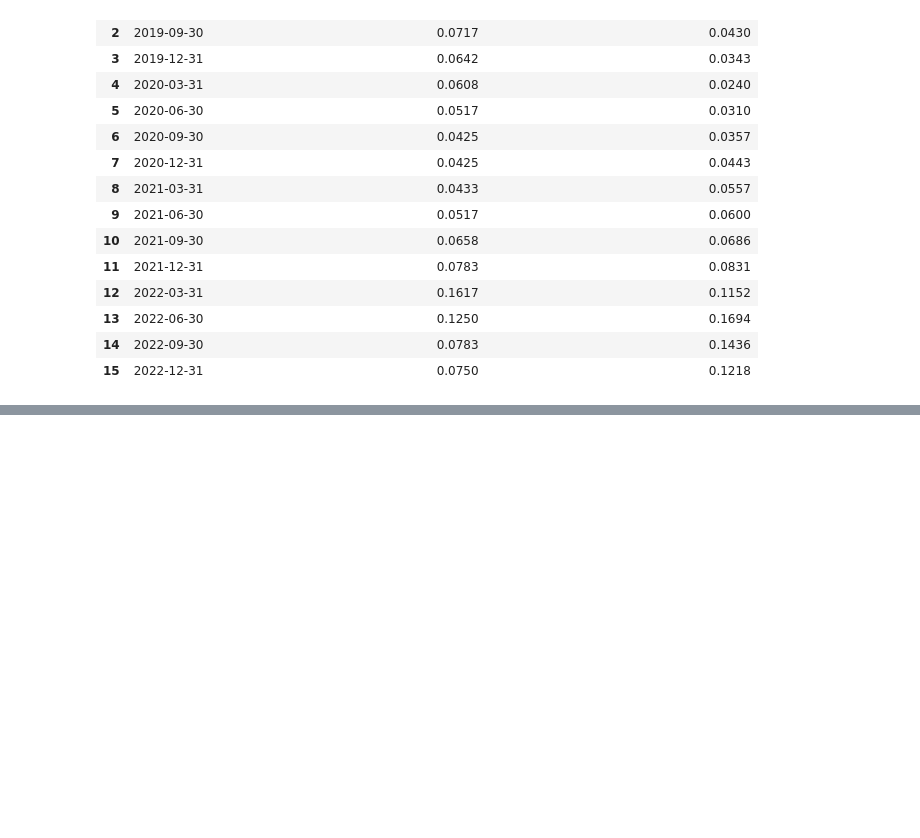
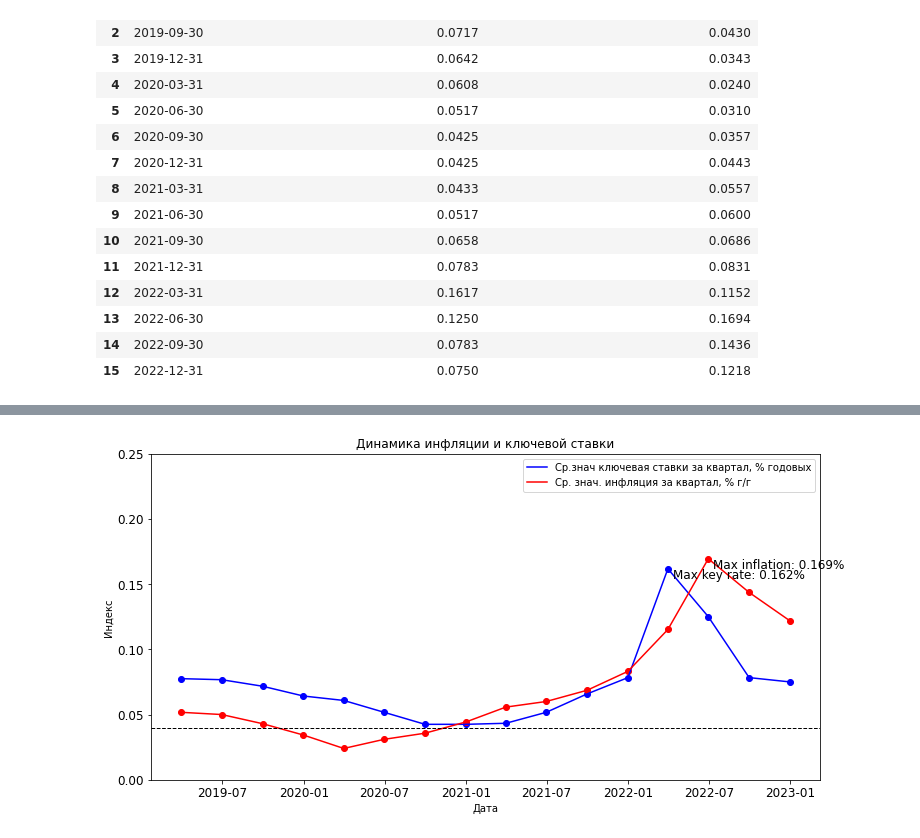
Before and after one commit to torosyantig/microfinance_market, a Jupyter notebook: model.ipynb, the cells around one changed output, grey strips where cells are left out. Cells and saved outputs as stored; diff of their text form; code cells hidden in the pictures; blank space fills up the shorter version.

```diff
--- a/model.ipynb
+++ b/model.ipynb
@@ -181,0 +223,51 @@ inflation
+# %%
+# создаем график
+fig, ax = plt.subplots(figsize=(12, 6))
+
+# добавляем линию инфляции
+ax.plot(inflation['Дата'], inflation['Ср.знач ключевая ставки за квартал, % годовых'], color='blue', label='Ср.знач ключевая ставки за квартал, % годовых')
+
+# добавляем точки инфляции
+ax.scatter(inflation['Дата'], inflation['Ср.знач ключевая ставки за квартал, % годовых'], color='blue')
+
+# добавляем линию ключевой ставки
+ax.plot(inflation['Дата'], inflation['Ср. знач. инфляция за квартал, % г/г'], color='red', label='Ср. знач. инфляция за квартал, % г/г')
+
+# добавляем точки ключевой ставки
+ax.scatter(inflation['Дата'], inflation['Ср. знач. инфляция за квартал, % г/г'], color='red')
+
+# добавляем заголовок
+ax.set_title('Динамика инфляции и ключевой ставки')
+
+# добавляем подписи к осям
+ax.set_xlabel('Дата')
+ax.set_ylabel('Индекс')
+
+# добавляем легенду
+ax.legend()
+
+# добавляем горизонтальную линию на уровне 4%
+ax.axhline(y=0.04, color='black', linestyle='--', linewidth=1)
+
+# устанавливаем ограничения по оси y
+ax.set_ylim([0, 0.25])
+# получаем максимальные значения для инфляции и ключевой ставки
+max_inf = inflation['Ср. знач. инфляция за квартал, % г/г'].max()
+max_rate = inflation['Ср.знач ключевая ставки за квартал, % годовых'].max()
+
+# добавляем подписи на график
+ax.annotate(f'Max inflation: {max_inf:.3f}%',
+            xy=(inflation['Дата'][inflation['Ср. знач. инфляция за квартал, % г/г'].idxmax()], max_inf),
+            xytext=(5, -10), textcoords='offset points', fontsize=12)
+ax.annotate(f'Max key rate: {max_rate:.3f}%',
+            xy=(inflation['Дата'][inflation['Ср.знач ключевая ставки за квартал, % годовых'].idxmax()], max_rate),
+            xytext=(5, -10), textcoords='offset points', fontsize=12)
+
+# увеличиваем размер подписей на осях
+plt.xticks(fontsize=12)
+plt.yticks(fontsize=12)
+
+# отображаем график
+plt.show()
+# %% [output]
+[figure, added]
```
Also changed, not shown: parts of 9 cells of this notebook.
